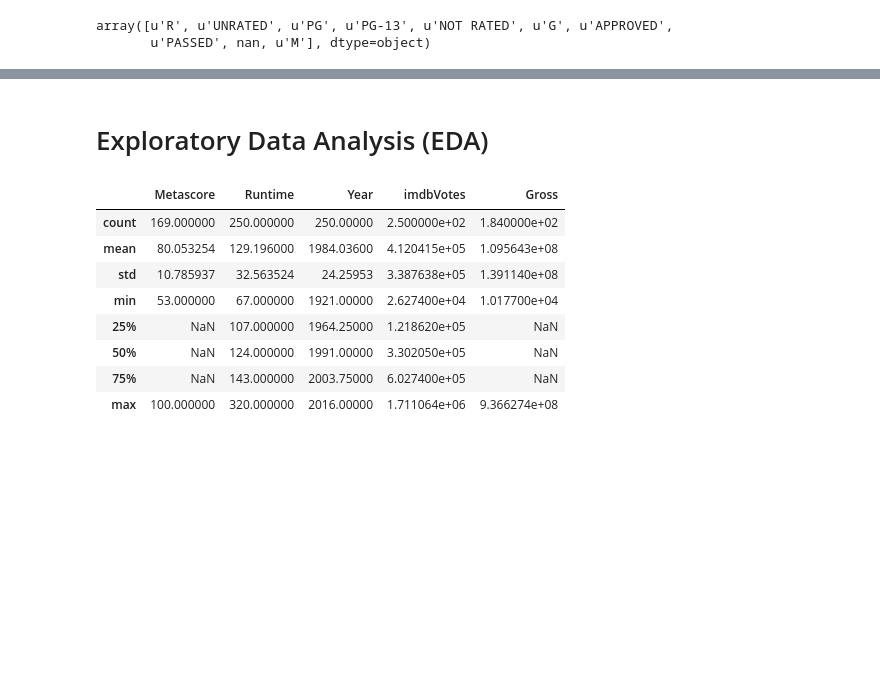
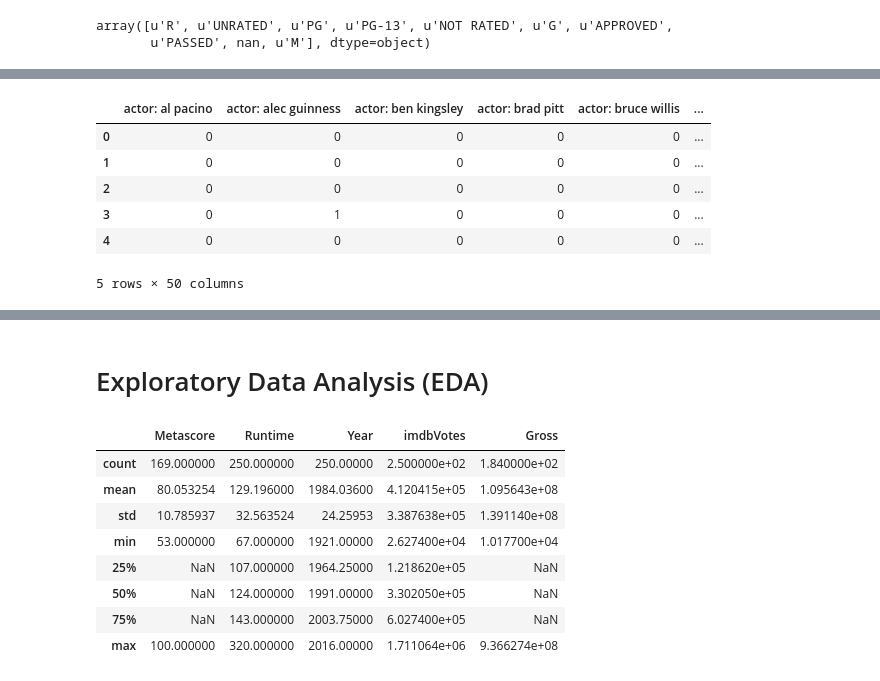
Before and after one commit to AndrewJeong89/GA-DSI, a Jupyter notebook: projects/projects-weekly/project-06/IMDB RATING.ipynb, the cells around one changed output, grey strips where cells are left out. Saved outputs shown, nothing was run; the diff lists cells and outputs as text; code cells hidden in the pictures; blank space fills up the shorter version.

```diff
--- a/projects/projects-weekly/project-06/IMDB RATING.ipynb
+++ b/projects/projects-weekly/project-06/IMDB RATING.ipynb
@@ -215,3 +300,18 @@ df.loc
 # %%
-# Drop "Poster" column
-df.drop('Poster',axis=1, inplace=True)
+genredf.drop('genre_music',axis=1, inplace=True)
+# %%
+df = pd.concat([df, genredf], axis = 1)
+# %%
+cv = CountVectorizer(token_pattern=u'(?u)\\w+\.?\\w?\.? \\w+', binary=True, max_features=50)
+data = cv.fit_transform(df.Actors).todense()
+columns = ['actor: '+c for c in cv.get_feature_names()]
+actorsdf = pd.DataFrame(data, columns=columns)
+actorsdf.head()
+# %% [output]
+|  | actor: al pacino | actor: alec guinness | actor: ben kingsley | actor: brad pitt | actor: bruce willis | ... |
+| 0 | 0 | 0 | 0 | 0 | 0 | ... |
+| 1 | 0 | 0 | 0 | 0 | 0 | ... |
+| 2 | 0 | 0 | 0 | 0 | 0 | ... |
+| 3 | 0 | 1 | 0 | 0 | 0 | ... |
+| 4 | 0 | 0 | 0 | 0 | 0 | ... |
+5 rows × 50 columns
```
Also changed, not shown: parts of 33 cells of this notebook, 21 other files.
